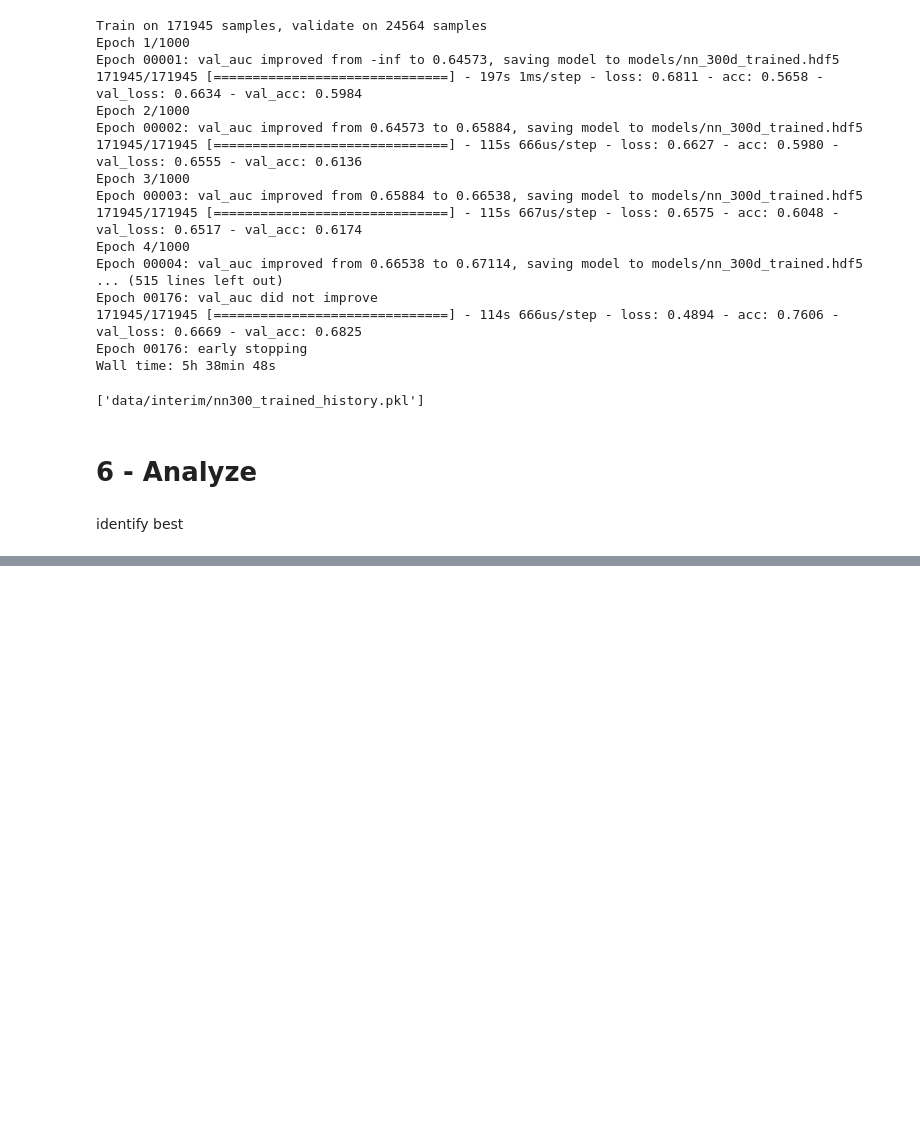
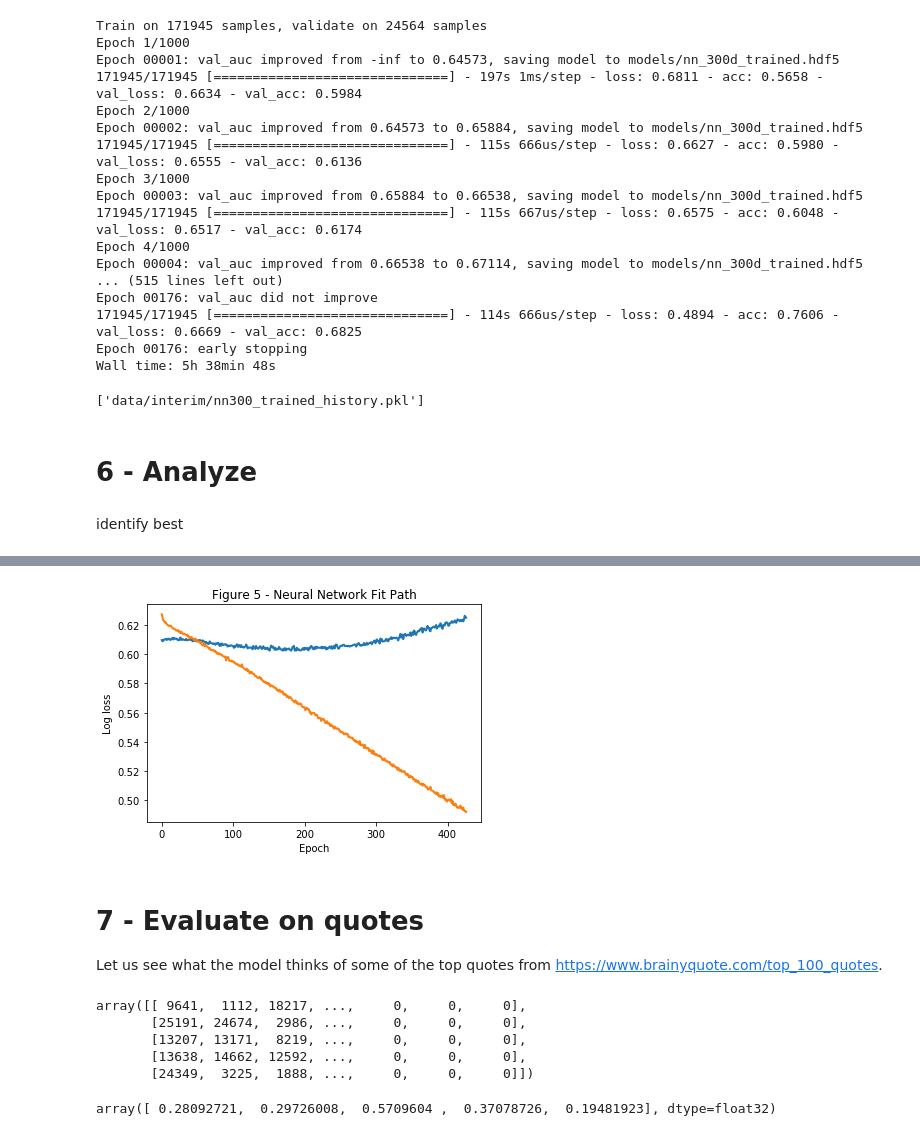
Before and after one commit to rossbm/udacity-ml-capstone, a Jupyter notebook: notebooks/4.2 - Neural Networks - Train.ipynb, the cells around one changed output, grey strips where cells are left out. Drawn from its saved outputs; the diff is of its cells as text; code cells hidden in the pictures; blank space fills up the shorter version.

```diff
--- a/notebooks/4.2 - Neural Networks - Train.ipynb
+++ b/notebooks/4.2 - Neural Networks - Train.ipynb
@@ -329,0 +329,14 @@ np.mean((np.squeeze(preds) > 0.5) == test["labels"])
+# %%
+#validation vs train loss
+epochs = range(0,len(hist_list[2]["val_loss"]))
+plt.plot(epochs, hist_list[2]["val_loss"], lw=2, label='Validation')
+plt.plot(epochs, hist_list[2]["loss"], lw=2, label='Train')
+plt.xlabel('Epoch')
+plt.ylabel('Log loss')
+plt.title('Figure 5 - Neural Network Fit Path')
+plt.savefig("reports/figures/nn_loss_path.svg")
+# %% [output]
+[figure, added]
+# %% [markdown]
+# 7 - Evaluate on quotes
+Let us see what the model thinks of some of the top quotes from https://www.brainyquote.com/top_100_quotes.
@@ -329,0 +368,16 @@ np.mean((np.squeeze(preds) > 0.5) == test["labels"])
+# %%
+#make seqss
+unfunny_seqs = create_seqs(unfunny_quotes, vocab, 300)
+unfunny_seqs
+# %% [output]
+array([[ 9641,  1112, 18217, ...,     0,     0,     0],
+       [25191, 24674,  2986, ...,     0,     0,     0],
+       [13207, 13171,  8219, ...,     0,     0,     0],
+       [13638, 14662, 12592, ...,     0,     0,     0],
+       [24349,  3225,  1888, ...,     0,     0,     0]])
+# %%
+#now predict
+unfunny_quote_probs = np.squeeze(model50_trained.predict(unfunny_seqs, batch_size = 2000))
+unfunny_quote_probs
+# %% [output]
+array([ 0.28092721,  0.29726008,  0.5709604 ,  0.37078726,  0.19481923], dtype=float32)
```
Also changed, not shown: parts of 13 cells of this notebook, 21 other files.
